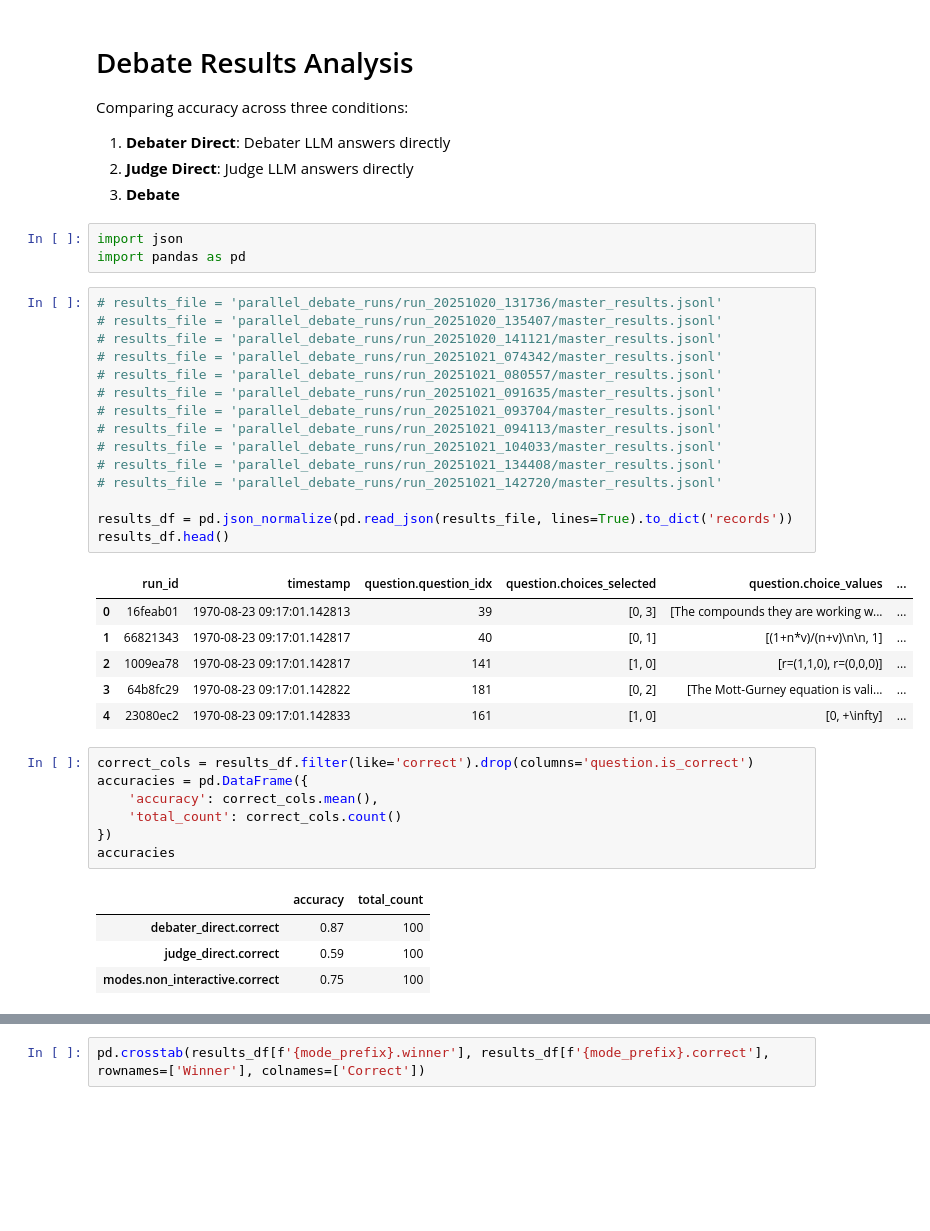
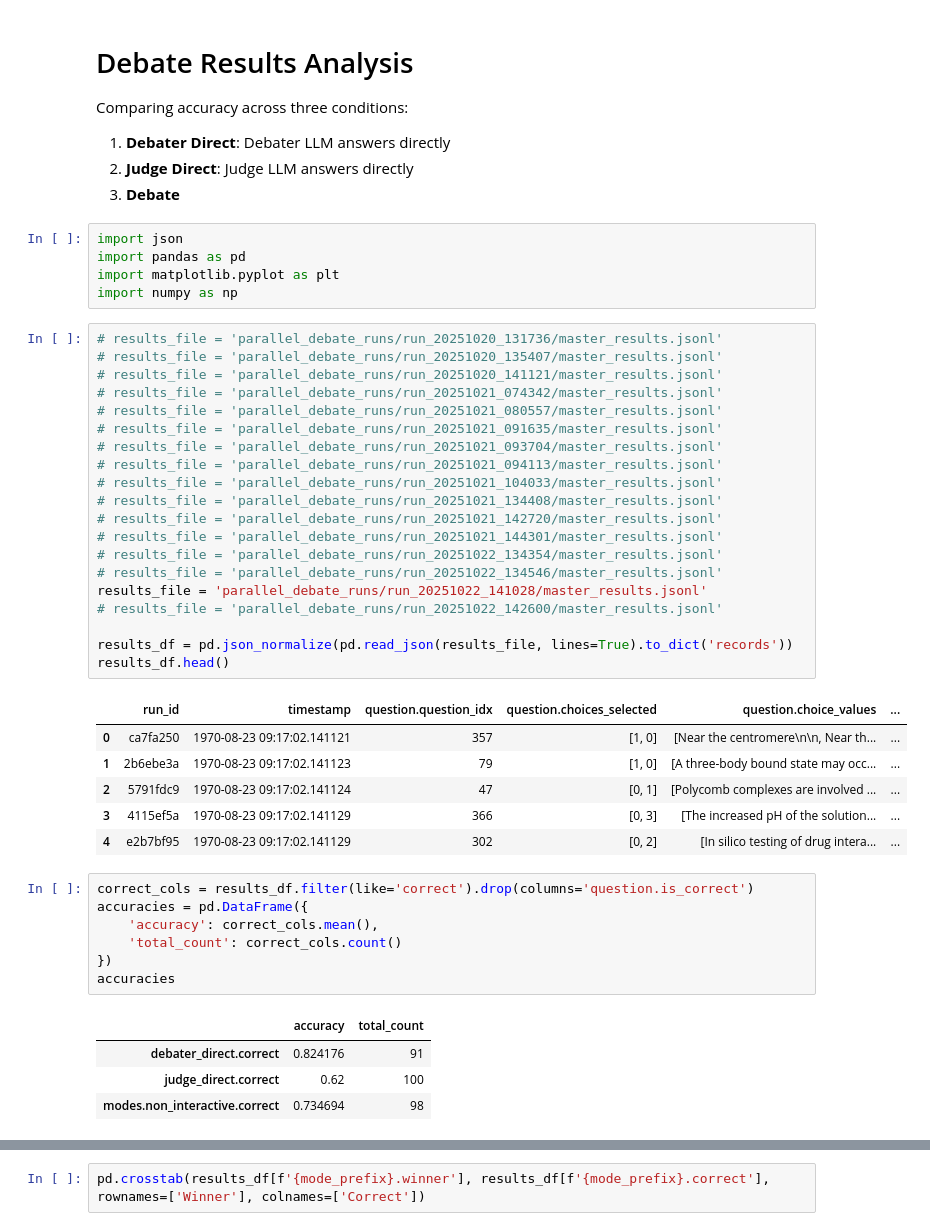
Before and after one commit to joshlevy89/llm_judge_debate, a Jupyter notebook: analyze_debate_results.ipynb, the cells around one changed output, grey strips where cells are left out. Saved outputs shown, nothing was run; the diff lists cells and outputs as text; blank space fills up the shorter version.

```diff
--- a/analyze_debate_results.ipynb
+++ b/analyze_debate_results.ipynb
@@ -8,28 +8,35 @@ Comparing accuracy across three conditions:
 # %%
 import json
 import pandas as pd
+import matplotlib.pyplot as plt
+import numpy as np
 # %%
 # results_file = 'parallel_debate_runs/run_20251020_131736/master_results.jsonl'
 # results_file = 'parallel_debate_runs/run_20251020_135407/master_results.jsonl'
 # results_file = 'parallel_debate_runs/run_20251020_141121/master_results.jsonl'
 # results_file = 'parallel_debate_runs/run_20251021_074342/master_results.jsonl'
 # results_file = 'parallel_debate_runs/run_20251021_080557/master_results.jsonl'
 # results_file = 'parallel_debate_runs/run_20251021_091635/master_results.jsonl'
 # results_file = 'parallel_debate_runs/run_20251021_093704/master_results.jsonl'
 # results_file = 'parallel_debate_runs/run_20251021_094113/master_results.jsonl'
 # results_file = 'parallel_debate_runs/run_20251021_104033/master_results.jsonl'
 # results_file = 'parallel_debate_runs/run_20251021_134408/master_results.jsonl'
 # results_file = 'parallel_debate_runs/run_20251021_142720/master_results.jsonl'
+# results_file = 'parallel_debate_runs/run_20251021_144301/master_results.jsonl'
+# results_file = 'parallel_debate_runs/run_20251022_134354/master_results.jsonl'
+# results_file = 'parallel_debate_runs/run_20251022_134546/master_results.jsonl'
+results_file = 'parallel_debate_runs/run_20251022_141028/master_results.jsonl'
+# results_file = 'parallel_debate_runs/run_20251022_142600/master_results.jsonl'
 
 results_df = pd.json_normalize(pd.read_json(results_file, lines=True).to_dict('records'))
 results_df.head()
 # %% [output]
 |  | run_id | timestamp | question.question_idx | question.choices_selected | question.choice_values | ... |
-| 0 | 16feab01 | 1970-08-23 09:17:01.142813 | 39 | [0, 3] | [The compounds they are working w... | ... |
-| 1 | 66821343 | 1970-08-23 09:17:01.142817 | 40 | [0, 1] | [(1+n*v)/(n+v)\n\n, 1] | ... |
-| 2 | 1009ea78 | 1970-08-23 09:17:01.142817 | 141 | [1, 0] | [r=(1,1,0), r=(0,0,0)] | ... |
-| 3 | 64b8fc29 | 1970-08-23 09:17:01.142822 | 181 | [0, 2] | [The Mott-Gurney equation is vali... | ... |
-| 4 | 23080ec2 | 1970-08-23 09:17:01.142833 | 161 | [1, 0] | [0, +\infty] | ... |
+| 0 | ca7fa250 | 1970-08-23 09:17:02.141121 | 357 | [1, 0] | [Near the centromere\n\n, Near th... | ... |
+| 1 | 2b6ebe3a | 1970-08-23 09:17:02.141123 | 79 | [1, 0] | [A three-body bound state may occ... | ... |
+| 2 | 5791fdc9 | 1970-08-23 09:17:02.141124 | 47 | [0, 1] | [Polycomb complexes are involved ... | ... |
+| 3 | 4115ef5a | 1970-08-23 09:17:02.141129 | 366 | [0, 3] | [The increased pH of the solution... | ... |
+| 4 | e2b7bf95 | 1970-08-23 09:17:02.141129 | 302 | [0, 2] | [In silico testing of drug intera... | ... |
 # %%
 correct_cols = results_df.filter(like='correct').drop(columns='question.is_correct')
 accuracies = pd.DataFrame({
@@ -39,9 +46,9 @@ accuracies = pd.DataFrame({
 accuracies
 # %% [output]
 |  | accuracy | total_count |
-| debater_direct.correct | 0.87 | 100 |
-| judge_direct.correct | 0.59 | 100 |
-| modes.non_interactive.correct | 0.75 | 100 |
+| debater_direct.correct | 0.824176 | 91 |
+| judge_direct.correct | 0.62 | 100 |
+| modes.non_interactive.correct | 0.734694 | 98 |
 # %%
 from matplotlib import pyplot as plt
 ax = accuracies['accuracy'].plot.bar(color=plt.cm.tab10.colors, ylim=(0, 1))
```
Also changed, not shown: parts of 13 cells of this notebook, 1 other file.
